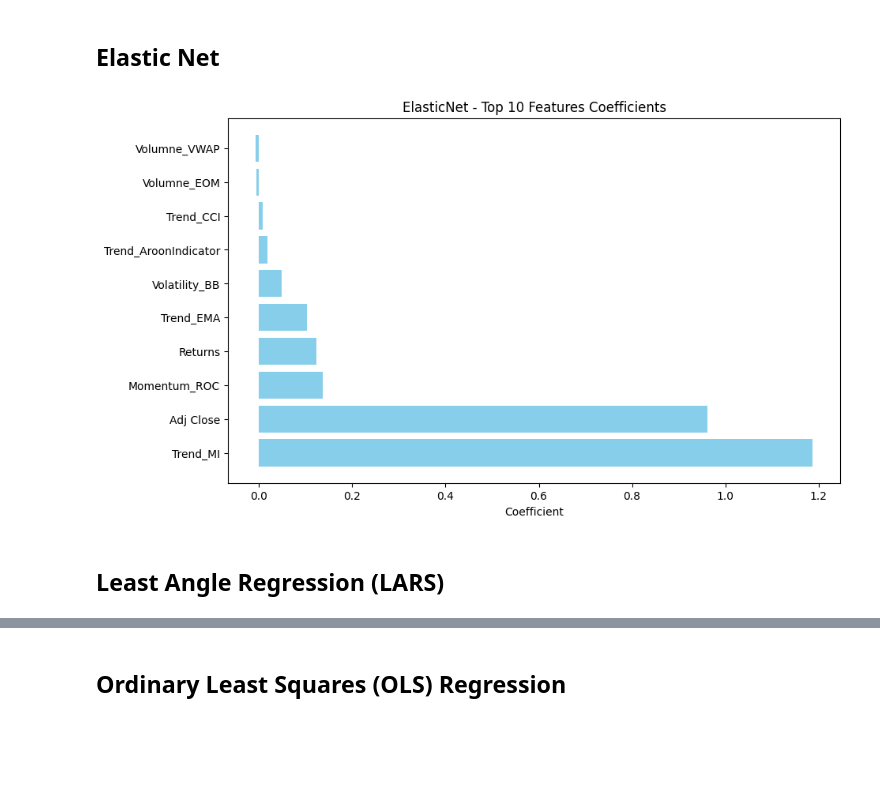
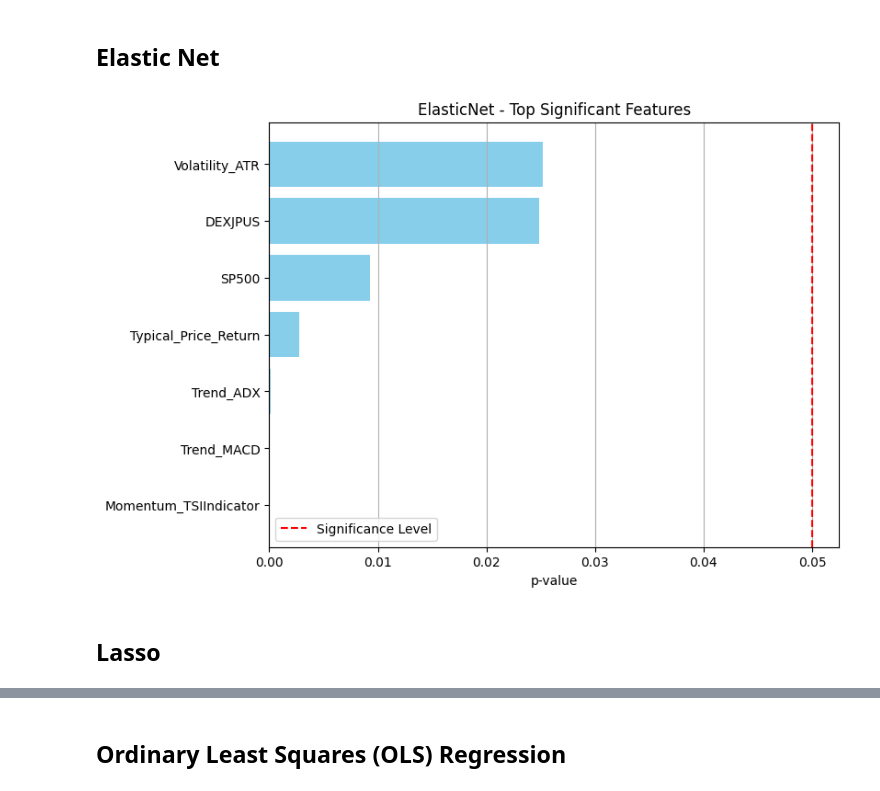
Before and after one commit to piyush-an/INFO7374_Predict_StockPrice, a Jupyter notebook: 3_Feature_Importance.ipynb, the cells around one changed output, grey strips where cells are left out. Drawn from its saved outputs; the diff is of its cells as text; code cells hidden in the pictures; blank space fills up the shorter version.

```diff
--- a/3_Feature_Importance.ipynb
+++ b/3_Feature_Importance.ipynb
@@ -62,7 +62,7 @@ print(f"Number of rows in df_train: {len(df_train)}")
 print(f"Number of rows in df_test: {len(df_test)}")
 
 columns_to_keep = []
-columns_to_drop = ["Open", "High", "Low", "Typical_Price"]
+columns_to_drop = ["Open", "High", "Low", "Typical_Price", "Adj Close"]
 
 X_train = df_train.loc[:, df_train.columns != "Close"][:-1]
 X_train = X_train.drop(columns_to_drop, axis=1)
@@ -95,24 +95,39 @@ with mlflow.start_run():
     mlflow.set_tag("model", "ElasticNet")
     mlflow.set_tag("runtype", "FeatureSelection")
     mlflow.log_metric("RMSE", RMSE)
-# %%
-coefficients = EN_Model.params[1:]
-feature_names = X_train_selected.columns
-
-# Create a DataFrame with feature names and coefficients
-coefficients_df = pd.DataFrame({'Feature': feature_names, 'Coefficient': coefficients})
-coefficients_df = coefficients_df.sort_values(by='Coefficient', ascending=False).head(10)
-
-# Plot the top 10 significant features
-plt.figure(figsize=(10, 6))
-plt.barh(coefficients_df['Feature'], coefficients_df['Coefficient'], color='skyblue')
-plt.xlabel('Coefficient')
-plt.title('ElasticNet - Top 10 Features Coefficients')
-plt.show()
-# %% [output]
-[figure, removed]
-# %% [markdown]
-## Least Angle Regression (LARS)
+# %%
+# Extract p-values
+p_values_en = EN_Model.pvalues
+
+# Set a significance level (e.g., 0.05)
+significance_level = 0.05
+
+# Get indices of significant features based on p-values
+significant_features_indices_en = [i for i, p_val in enumerate(p_values_en) if p_val < significance_level]
+
+# Get the names of significant features and their corresponding p-values
+significant_features_en = [X_train_selected.columns[i] for i in significant_features_indices_en]
+significant_p_values_en = [p_values_en[i] for i in significant_features_indices_en]
+
+# Sort features based on their p-values
+sorted_indices_en = np.argsort(significant_p_values_en)  # Sort indices in ascending order of p-values
+
+sorted_features_en = [significant_features_en[i] for i in sorted_indices_en]
+sorted_p_values_en = [significant_p_values_en[i] for i in sorted_indices_en]
+
+# Plotting
+plt.figure(figsize=(8, 6))
+plt.barh(sorted_features_en, sorted_p_values_en, color='skyblue')
+plt.xlabel('p-value')
+plt.title('ElasticNet - Top Significant Features')
+plt.axvline(x=significance_level, color='red', linestyle='--', label='Significance Level')
+plt.legend()
+plt.grid(axis='x')
+plt.show()
+# %% [output]
+[figure, added]
+# %% [markdown]
+## Lasso
 # %%
 with mlflow.start_run():
     model = Lasso(alpha=0.5, fit_intercept=False).fit(X_train, y_train)
```
Also changed, not shown: parts of 8 cells of this notebook.
